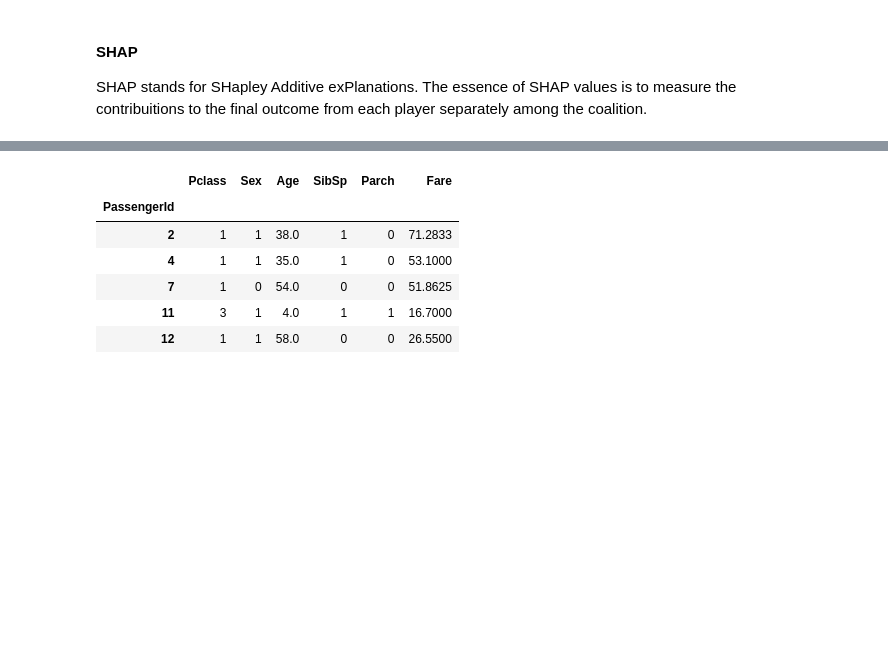
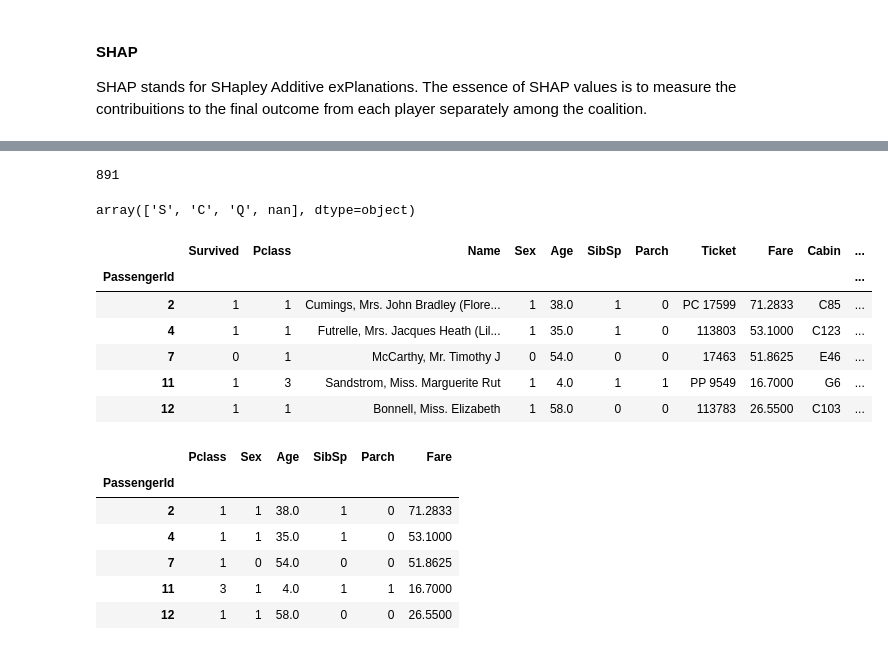
Before and after one commit to GabrielAsato/Curso_DS_Degree, a Jupyter notebook: Módulo 11 - Machine Learning III/3 - Interpretabilidade de modelos/Estudando SHAP.ipynb, the cells around one changed output, grey strips where cells are left out. Saved outputs shown, nothing was run; the diff lists cells and outputs as text; code cells hidden in the pictures; blank space fills up the shorter version.

```diff
--- a/Módulo 11 - Machine Learning III/3 - Interpretabilidade de modelos/Estudando SHAP.ipynb
+++ b/Módulo 11 - Machine Learning III/3 - Interpretabilidade de modelos/Estudando SHAP.ipynb
@@ -23,4 +25,12 @@ train.head()
 | 3 | 1 | 3 | Heikkinen, Miss. Laina | female | 26.0 | 0 | 0 | STON/O2. 3101282 | 7.9250 | NaN | ... |
 | 4 | 1 | 1 | Futrelle, Mrs. Jacques Heath (Lil... | female | 35.0 | 1 | 0 | 113803 | 53.1000 | C123 | ... |
 | 5 | 0 | 3 | Allen, Mr. William Henry | male | 35.0 | 0 | 0 | 373450 | 8.0500 | NaN | ... |
+# %%
+len(train)
+# %% [output]
+891
+# %%
+train["Embarked"].unique()
+# %% [output]
+array(['S', 'C', 'Q', nan], dtype=object)
 # %%
@@ -28,4 +39,14 @@ train["Sex"] = train["Sex"].replace('male', 0).replace('female',1)
 train.dropna(inplace = True)
+# %%
+train.head()
+# %% [output]
+|  | Survived | Pclass | Name | Sex | Age | SibSp | Parch | Ticket | Fare | Cabin | ... |
+| PassengerId |  |  |  |  |  |  |  |  |  |  | ... |
+| 2 | 1 | 1 | Cumings, Mrs. John Bradley (Flore... | 1 | 38.0 | 1 | 0 | PC 17599 | 71.2833 | C85 | ... |
+| 4 | 1 | 1 | Futrelle, Mrs. Jacques Heath (Lil... | 1 | 35.0 | 1 | 0 | 113803 | 53.1000 | C123 | ... |
+| 7 | 0 | 1 | McCarthy, Mr. Timothy J | 0 | 54.0 | 0 | 0 | 17463 | 51.8625 | E46 | ... |
+| 11 | 1 | 3 | Sandstrom, Miss. Marguerite Rut | 1 | 4.0 | 1 | 1 | PP 9549 | 16.7000 | G6 | ... |
+| 12 | 1 | 1 | Bonnell, Miss. Elizabeth | 1 | 58.0 | 0 | 0 | 113783 | 26.5500 | C103 | ... |
 # %%
 # Features e target
 X_train = train.drop(["Survived", "Name", "Ticket", "Cabin", "Embarked"], axis = 1)
```
Also changed, not shown: parts of 25 cells of this notebook, 4 other files.
